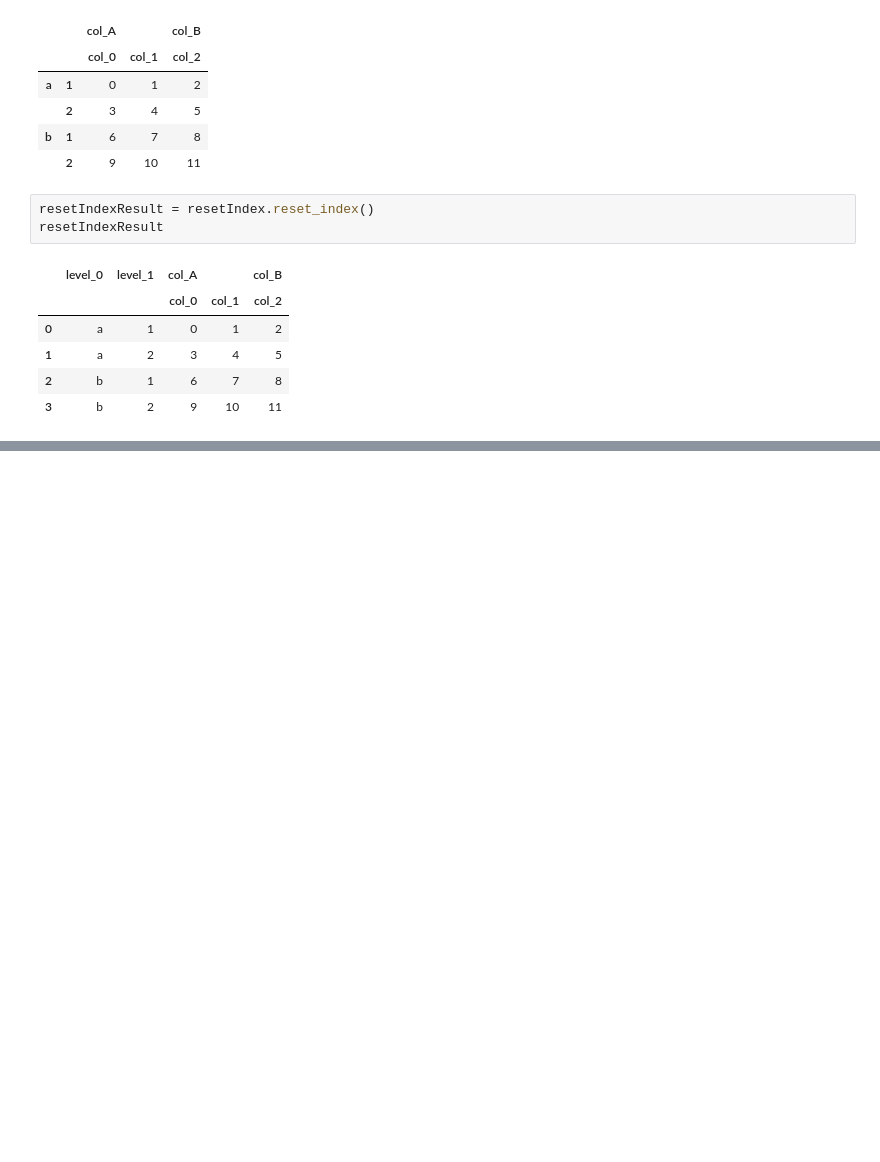
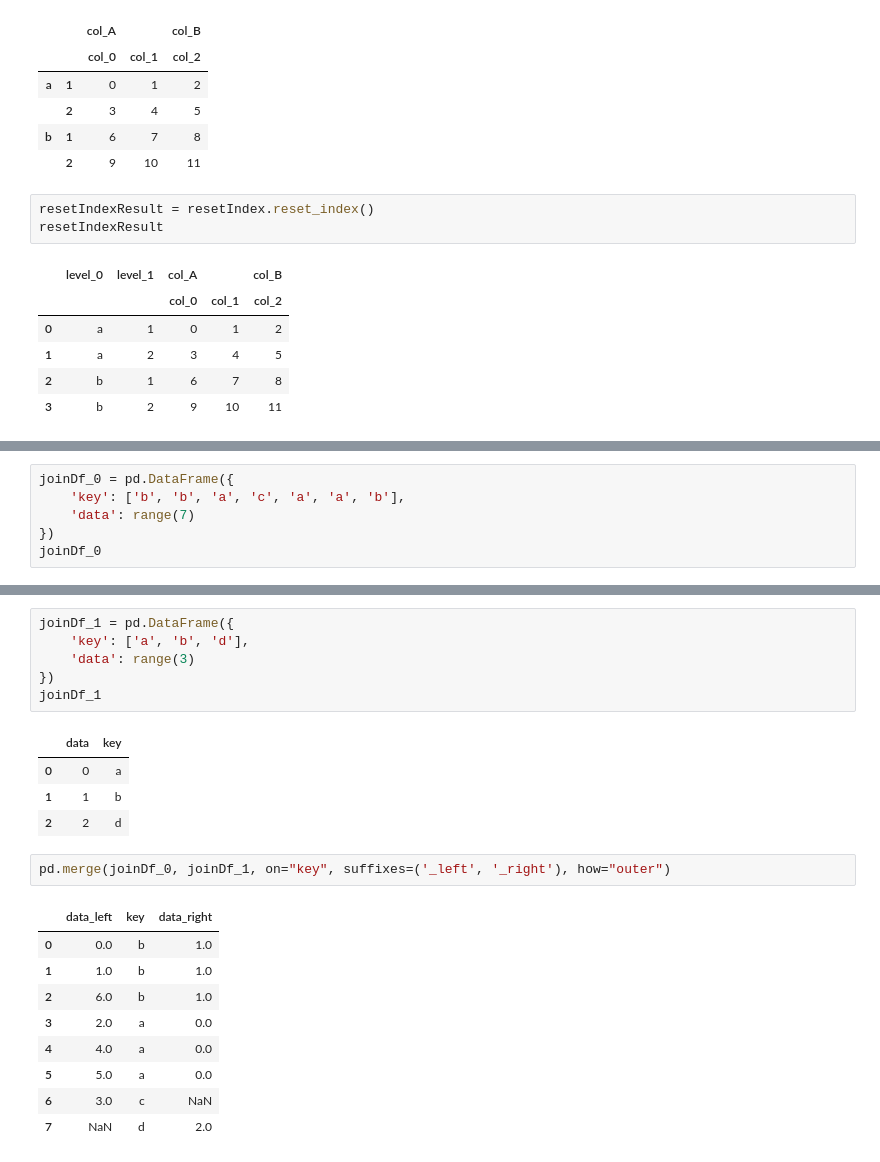
Before and after one commit to srqway/python, a Jupyter notebook: pandas-python/notebook/dataFrame.ipynb, the cells around one changed output, grey strips where cells are left out. Drawn from its saved outputs; the diff is of its cells as text; blank space fills up the shorter version.

```diff
--- a/pandas-python/notebook/dataFrame.ipynb
+++ b/pandas-python/notebook/dataFrame.ipynb
@@ -1030,0 +1033,6 @@ resetIndexResult
+# %%
+joinDf_0 = pd.DataFrame({
+    'key': ['b', 'b', 'a', 'c', 'a', 'a', 'b'],
+    'data': range(7)
+})
+joinDf_0
@@ -1030,0 +1048,23 @@ resetIndexResult
+# %%
+joinDf_1 = pd.DataFrame({
+    'key': ['a', 'b', 'd'],
+    'data': range(3)
+})
+joinDf_1
+# %% [output]
+|  | data | key |
+| 0 | 0 | a |
+| 1 | 1 | b |
+| 2 | 2 | d |
+# %%
+pd.merge(joinDf_0, joinDf_1, on="key", suffixes=('_left', '_right'), how="outer")
+# %% [output]
+|  | data_left | key | data_right |
+| 0 | 0.0 | b | 1.0 |
+| 1 | 1.0 | b | 1.0 |
+| 2 | 6.0 | b | 1.0 |
+| 3 | 2.0 | a | 0.0 |
+| 4 | 4.0 | a | 0.0 |
+| 5 | 5.0 | a | 0.0 |
+| 6 | 3.0 | c | NaN |
+| 7 | NaN | d | 2.0 |
```
Also changed, not shown: parts of 24 cells of this notebook, 1 other file.
